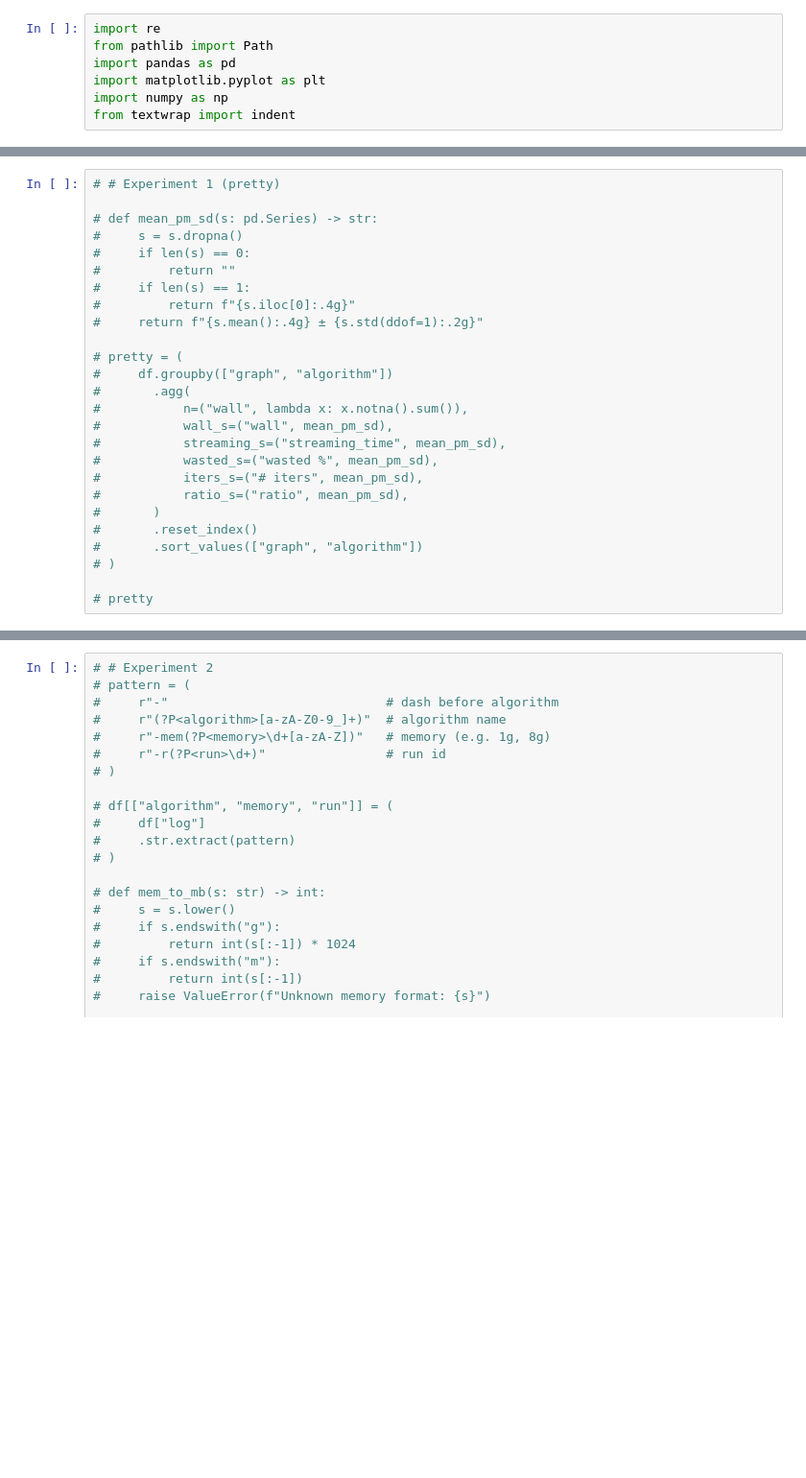
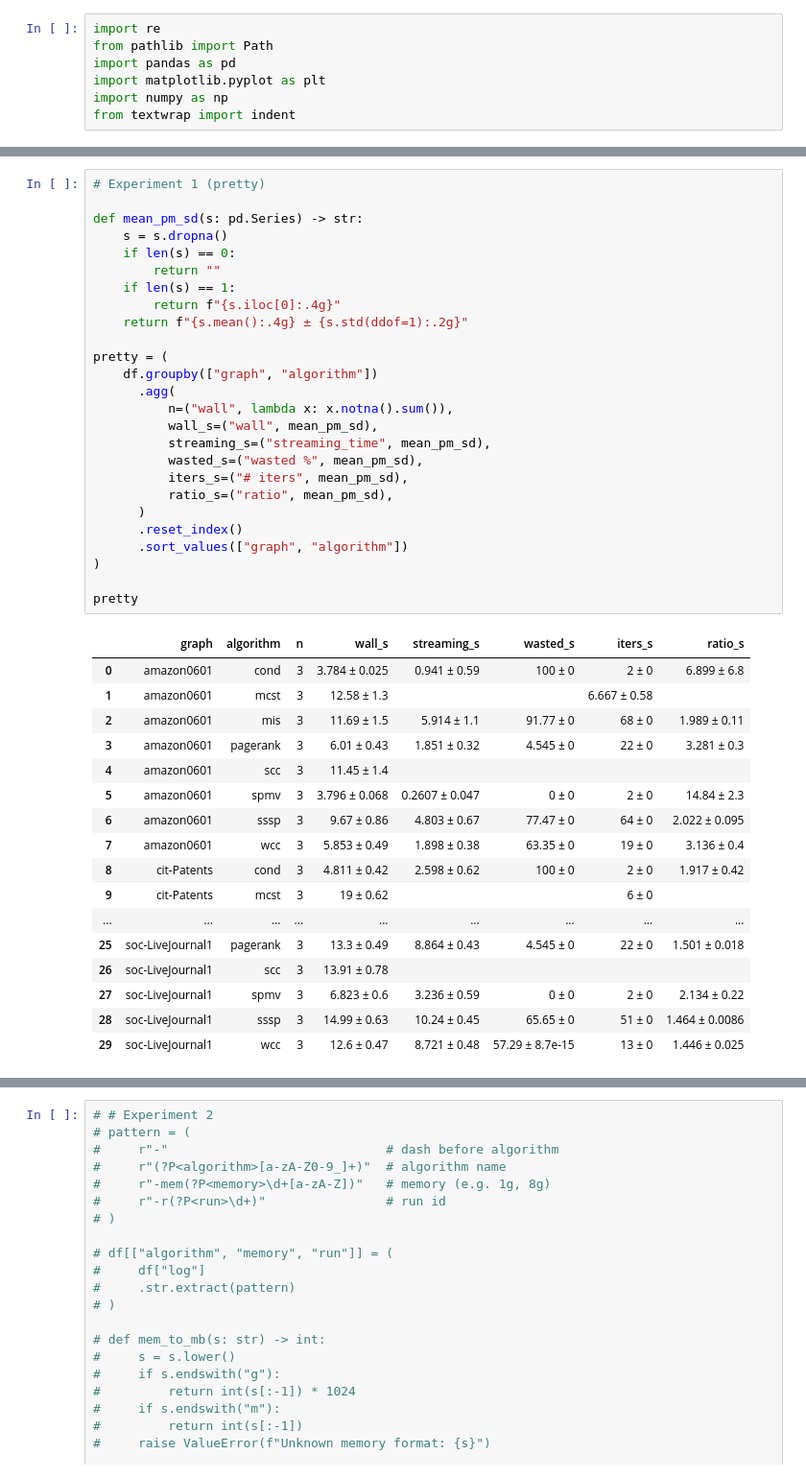
Before and after one commit to pytelj/x-stream, a Jupyter notebook: analysis.ipynb, the cells around one changed output, grey strips where cells are left out. Shown at 96% size. Cells and saved outputs as stored; diff of their text form; blank space fills up the shorter version.

```diff
--- a/analysis.ipynb
+++ b/analysis.ipynb
@@ -144,27 +184,45 @@ df
 # %%
-# # Experiment 1 (pretty)
+# Experiment 1 (pretty)
 
-# def mean_pm_sd(s: pd.Series) -> str:
-#     s = s.dropna()
-#     if len(s) == 0:
-#         return ""
-#     if len(s) == 1:
-#         return f"{s.iloc[0]:.4g}"
-#     return f"{s.mean():.4g} ± {s.std(ddof=1):.2g}"
+def mean_pm_sd(s: pd.Series) -> str:
+    s = s.dropna()
+    if len(s) == 0:
+        return ""
+    if len(s) == 1:
+        return f"{s.iloc[0]:.4g}"
+    return f"{s.mean():.4g} ± {s.std(ddof=1):.2g}"
 
-# pretty = (
-#     df.groupby(["graph", "algorithm"])
-#       .agg(
-#           n=("wall", lambda x: x.notna().sum()),
-#           wall_s=("wall", mean_pm_sd),
-#           streaming_s=("streaming_time", mean_pm_sd),
-#           wasted_s=("wasted %", mean_pm_sd),
-#           iters_s=("# iters", mean_pm_sd),
-#           ratio_s=("ratio", mean_pm_sd),
-#       )
-#       .reset_index()
-#       .sort_values(["graph", "algorithm"])
-# )
+pretty = (
+    df.groupby(["graph", "algorithm"])
+      .agg(
+          n=("wall", lambda x: x.notna().sum()),
+          wall_s=("wall", mean_pm_sd),
+          streaming_s=("streaming_time", mean_pm_sd),
+          wasted_s=("wasted %", mean_pm_sd),
+          iters_s=("# iters", mean_pm_sd),
+          ratio_s=("ratio", mean_pm_sd),
+      )
+      .reset_index()
+      .sort_values(["graph", "algorithm"])
+)
 
-# pretty
+pretty
+# %% [output]
+|  | graph | algorithm | n | wall_s | streaming_s | wasted_s | iters_s | ratio_s |
+| 0 | amazon0601 | cond | 3 | 3.784 ± 0.025 | 0.941 ± 0.59 | 100 ± 0 | 2 ± 0 | 6.899 ± 6.8 |
+| 1 | amazon0601 | mcst | 3 | 12.58 ± 1.3 |  |  | 6.667 ± 0.58 |  |
+| 2 | amazon0601 | mis | 3 | 11.69 ± 1.5 | 5.914 ± 1.1 | 91.77 ± 0 | 68 ± 0 | 1.989 ± 0.11 |
+| 3 | amazon0601 | pagerank | 3 | 6.01 ± 0.43 | 1.851 ± 0.32 | 4.545 ± 0 | 22 ± 0 | 3.281 ± 0.3 |
+| 4 | amazon0601 | scc | 3 | 11.45 ± 1.4 |  |  |  |  |
+| 5 | amazon0601 | spmv | 3 | 3.796 ± 0.068 | 0.2607 ± 0.047 | 0 ± 0 | 2 ± 0 | 14.84 ± 2.3 |
+| 6 | amazon0601 | sssp | 3 | 9.67 ± 0.86 | 4.803 ± 0.67 | 77.47 ± 0 | 64 ± 0 | 2.022 ± 0.095 |
+| 7 | amazon0601 | wcc | 3 | 5.853 ± 0.49 | 1.898 ± 0.38 | 63.35 ± 0 | 19 ± 0 | 3.136 ± 0.4 |
+| 8 | cit-Patents | cond | 3 | 4.811 ± 0.42 | 2.598 ± 0.62 | 100 ± 0 | 2 ± 0 | 1.917 ± 0.42 |
+| 9 | cit-Patents | mcst | 3 | 19 ± 0.62 |  |  | 6 ± 0 |  |
+| ... | ... | ... | ... | ... | ... | ... | ... | ... |
+| 25 | soc-LiveJournal1 | pagerank | 3 | 13.3 ± 0.49 | 8.864 ± 0.43 | 4.545 ± 0 | 22 ± 0 | 1.501 ± 0.018 |
+| 26 | soc-LiveJournal1 | scc | 3 | 13.91 ± 0.78 |  |  |  |  |
+| 27 | soc-LiveJournal1 | spmv | 3 | 6.823 ± 0.6 | 3.236 ± 0.59 | 0 ± 0 | 2 ± 0 | 2.134 ± 0.22 |
+| 28 | soc-LiveJournal1 | sssp | 3 | 14.99 ± 0.63 | 10.24 ± 0.45 | 65.65 ± 0 | 51 ± 0 | 1.464 ± 0.0086 |
+| 29 | soc-LiveJournal1 | wcc | 3 | 12.6 ± 0.47 | 8.721 ± 0.48 | 57.29 ± 8.7e-15 | 13 ± 0 | 1.446 ± 0.025 |
 # %%
```
Also changed, not shown: parts of 11 cells of this notebook, 2 other files.
